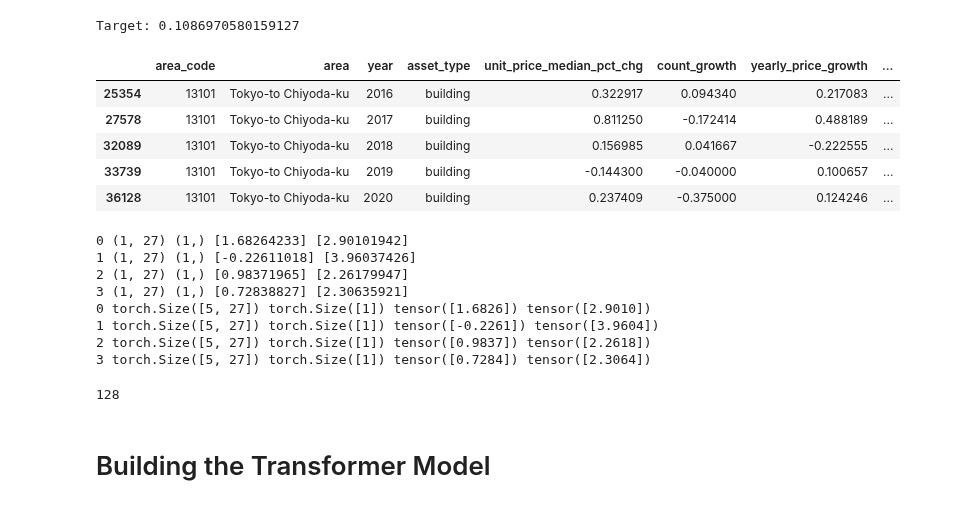
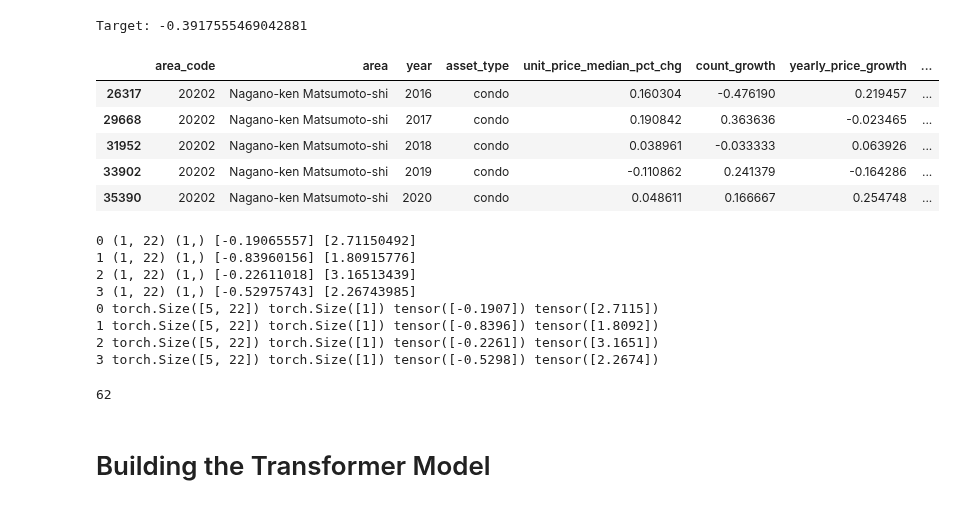
Before and after one commit to diabhaque/Yogen, a Jupyter notebook: notebooks/9_model_building/regression_transformer.ipynb, the cells around one changed output. Drawn from its saved outputs; the diff is of its cells as text; code cells hidden in the pictures.

```diff
--- a/notebooks/9_model_building/regression_transformer.ipynb
+++ b/notebooks/9_model_building/regression_transformer.ipynb
@@ -53,6 +54,8 @@ metric = metrics[metric_key]
 metric_pct_chg = metric + "_pct_chg"
 normalized_metric_pct_chg = metric_pct_chg + "_normalized_yearly"
 # %%
+
+
 start_year = 2007
 eval_start_year = 2021  # eval_years = [2020, 2021, 2022]
 eval_end_year = 2022
@@ -69,6 +72,8 @@ df = df[df["year"] <= eval_end_year]
 df = df.sample(frac=1).reset_index(drop=True)
 df = df.sort_values(by=["year"]).reset_index(drop=True)
 
+df = get_most_active_municipalities(df, 500)
+
 # Weighting by population
 df["log_population"] = df["population"].apply(lambda x: np.log10(1 + x))
 df["weight"] = df.groupby("year")["log_population"].transform(lambda x: x - x.min() + 1)
@@ -118,27 +123,27 @@ eval_df[(eval_df["area_code"] == 13101) & (eval_df["asset_type"] == "building")]
 # %%
-idx = 3044
+idx = 1471
 row = eval_df.iloc[idx]
 target = row[normalized_metric_pct_chg]
 area_code, asset_type, year = row["area_code"], row["asset_type"], row["year"]
 window = (
     df[
         (df["area_code"] == area_code)
         & (df["asset_type"] == asset_type)
         & (df["year"] <= year - years_ahead)
     ]
     .sort_values(by="year")
     .tail(5)
 )
 print(f"Target: {target}")
 window["time_diff"] = year - window["year"]
 window
 # %% [output]
-Target: 0.1086970580159127
+Target: -0.3917555469042881
 |  | area_code | area | year | asset_type | unit_price_median_pct_chg | count_growth | yearly_price_growth | ... |
-| 25354 | 13101 | Tokyo-to Chiyoda-ku | 2016 | building | 0.322917 | 0.094340 | 0.217083 | ... |
-| 27578 | 13101 | Tokyo-to Chiyoda-ku | 2017 | building | 0.811250 | -0.172414 | 0.488189 | ... |
-| 32089 | 13101 | Tokyo-to Chiyoda-ku | 2018 | building | 0.156985 | 0.041667 | -0.222555 | ... |
-| 33739 | 13101 | Tokyo-to Chiyoda-ku | 2019 | building | -0.144300 | -0.040000 | 0.100657 | ... |
-| 36128 | 13101 | Tokyo-to Chiyoda-ku | 2020 | building | 0.237409 | -0.375000 | 0.124246 | ... |
+| 26317 | 20202 | Nagano-ken Matsumoto-shi | 2016 | condo | 0.160304 | -0.476190 | 0.219457 | ... |
+| 29668 | 20202 | Nagano-ken Matsumoto-shi | 2017 | condo | 0.190842 | 0.363636 | -0.023465 | ... |
+| 31952 | 20202 | Nagano-ken Matsumoto-shi | 2018 | condo | 0.038961 | -0.033333 | 0.063926 | ... |
+| 33902 | 20202 | Nagano-ken Matsumoto-shi | 2019 | condo | -0.110862 | 0.241379 | -0.164286 | ... |
+| 35390 | 20202 | Nagano-ken Matsumoto-shi | 2020 | condo | 0.048611 | 0.166667 | 0.254748 | ... |
 # %%
 log_normalize_columns = [
@@ -230,14 +235,14 @@ for i, sampleY in enumerate(time_series_dataset_transformed):
     if i == 3:
         break
 # %% [output]
-0 (1, 27) (1,) [1.68264233] [2.90101942]
-1 (1, 27) (1,) [-0.22611018] [3.96037426]
-2 (1, 27) (1,) [0.98371965] [2.26179947]
-3 (1, 27) (1,) [0.72838827] [2.30635921]
-0 torch.Size([5, 27]) torch.Size([1]) tensor([1.6826]) tensor([2.9010])
-1 torch.Size([5, 27]) torch.Size([1]) tensor([-0.2261]) tensor([3.9604])
-2 torch.Size([5, 27]) torch.Size([1]) tensor([0.9837]) tensor([2.2618])
-3 torch.Size([5, 27]) torch.Size([1]) tensor([0.7284]) tensor([2.3064])
+0 (1, 22) (1,) [-0.19065557] [2.71150492]
+1 (1, 22) (1,) [-0.83960156] [1.80915776]
+2 (1, 22) (1,) [-0.22611018] [3.16513439]
+3 (1, 22) (1,) [-0.52975743] [2.26743985]
+0 torch.Size([5, 22]) torch.Size([1]) tensor([-0.1907]) tensor([2.7115])
+1 torch.Size([5, 22]) torch.Size([1]) tensor([-0.8396]) tensor([1.8092])
+2 torch.Size([5, 22]) torch.Size([1]) tensor([-0.2261]) tensor([3.1651])
+3 torch.Size([5, 22]) torch.Size([1]) tensor([-0.5298]) tensor([2.2674])
 # %%
 BATCH_SIZE = 256
 # %%
@@ -270,7 +275,7 @@ eval_dataloader = DataLoader(
 # %%
 len(train_dataloader)
 # %% [output]
-128
+62
 # %% [markdown]
 # Building the Transformer Model
 # %%
```
Also changed, not shown: parts of 9 cells of this notebook, 3 other files.
